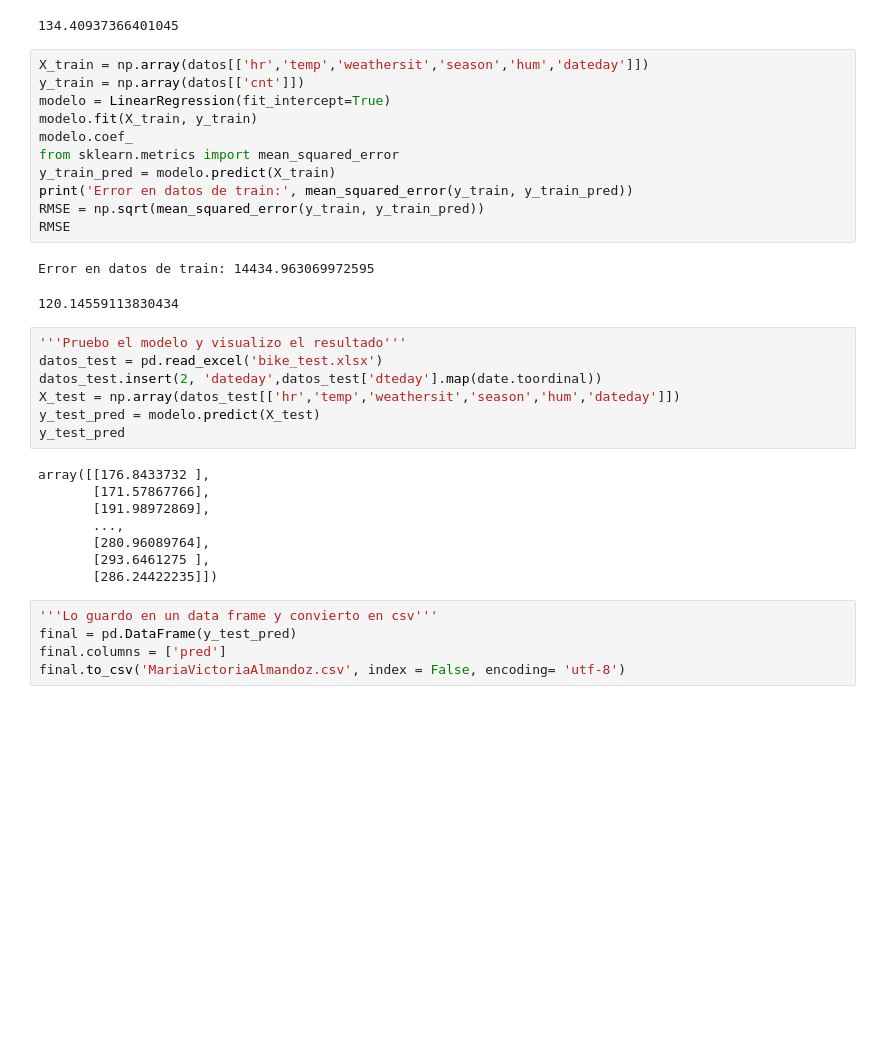
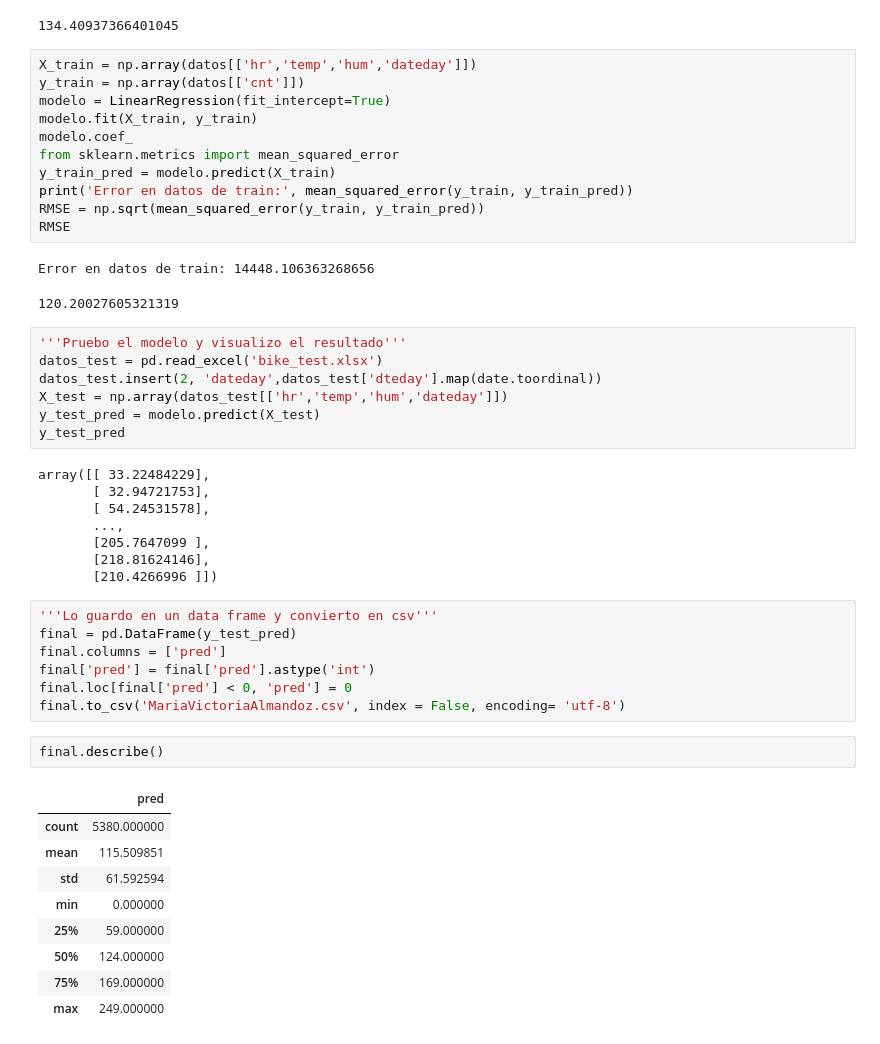
Before and after one commit to MariaVictoriaAlmandoz/Datathon, a Jupyter notebook: Pred_bike_rent.ipynb, the cells around one changed output. Cells and saved outputs as stored; diff of their text form; blank space fills up the shorter version.

```diff
--- a/Pred_bike_rent.ipynb
+++ b/Pred_bike_rent.ipynb
@@ -105,7 +118,7 @@ RMSE
 Error en datos de train: 18065.879728751588
 134.40937366401045
 # %%
-X_train = np.array(datos[['hr','temp','weathersit','season','hum','dateday']])
+X_train = np.array(datos[['hr','temp','hum','dateday']])
 y_train = np.array(datos[['cnt']])
 modelo = LinearRegression(fit_intercept=True)
 modelo.fit(X_train, y_train)
@@ -116,25 +129,39 @@ print('Error en datos de train:', mean_squared_error(y_train, y_train_pred))
 RMSE = np.sqrt(mean_squared_error(y_train, y_train_pred))
 RMSE
 # %% [output]
-Error en datos de train: 14434.963069972595
+Error en datos de train: 14448.106363268656
-120.14559113830434
+120.20027605321319
 # %%
 '''Pruebo el modelo y visualizo el resultado'''
 datos_test = pd.read_excel('bike_test.xlsx')
 datos_test.insert(2, 'dateday',datos_test['dteday'].map(date.toordinal))
-X_test = np.array(datos_test[['hr','temp','weathersit','season','hum','dateday']])
+X_test = np.array(datos_test[['hr','temp','hum','dateday']])
 y_test_pred = modelo.predict(X_test)
 y_test_pred
 # %% [output]
-array([[176.8433732 ],
-       [171.57867766],
-       [191.98972869],
+array([[ 33.22484229],
+       [ 32.94721753],
+       [ 54.24531578],
        ...,
-       [280.96089764],
-       [293.6461275 ],
-       [286.24422235]])
+       [205.7647099 ],
+       [218.81624146],
+       [210.4266996 ]])
 # %%
 '''Lo guardo en un data frame y convierto en csv'''
 final = pd.DataFrame(y_test_pred)
 final.columns = ['pred']
+final['pred'] = final['pred'].astype('int')
+final.loc[final['pred'] < 0, 'pred'] = 0
 final.to_csv('MariaVictoriaAlmandoz.csv', index = False, encoding= 'utf-8')
+# %%
+final.describe()
+# %% [output]
+|  | pred |
+| count | 5380.000000 |
+| mean | 115.509851 |
+| std | 61.592594 |
+| min | 0.000000 |
+| 25% | 59.000000 |
+| 50% | 124.000000 |
+| 75% | 169.000000 |
+| max | 249.000000 |
```
Also changed, not shown: parts of 5 cells of this notebook, 1 other file.
